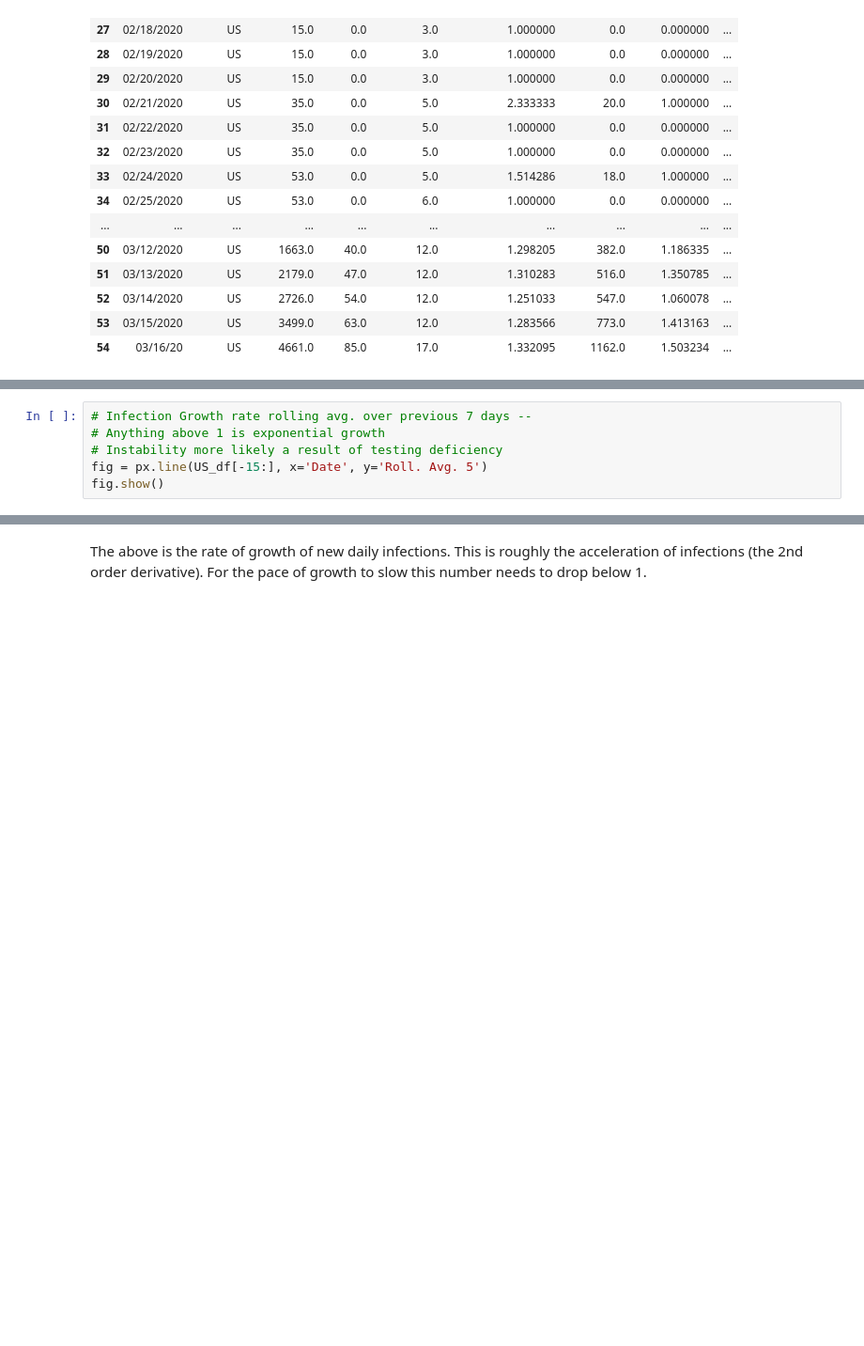
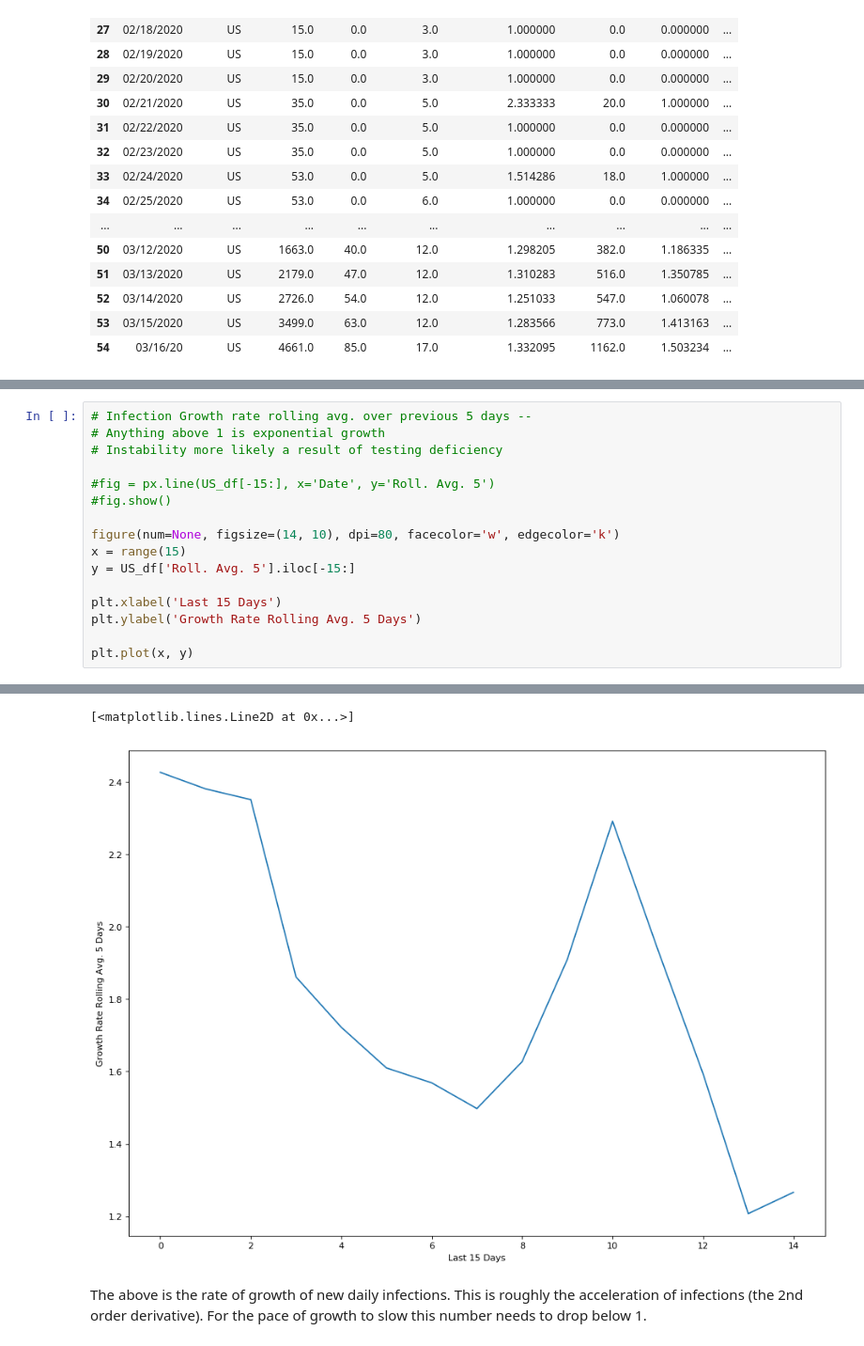
Before and after one commit to huvers/coronavirus-us-growth, a Jupyter notebook: US_Coronavirus_Growth.ipynb, the cells around one changed output, grey strips where cells are left out. Shown at 94% size. Saved outputs shown, nothing was run; the diff lists cells and outputs as text; blank space fills up the shorter version.

```diff
--- a/US_Coronavirus_Growth.ipynb
+++ b/US_Coronavirus_Growth.ipynb
@@ -78,7 +90,17 @@ fig.show()
 # %%
-# Infection Growth rate rolling avg. over previous 7 days --
+# Infection Growth rate rolling avg. over previous 5 days --
 # Anything above 1 is exponential growth
 # Instability more likely a result of testing deficiency
-fig = px.line(US_df[-15:], x='Date', y='Roll. Avg. 5')
-fig.show()
+
+#fig = px.line(US_df[-15:], x='Date', y='Roll. Avg. 5')
+#fig.show()
+
+figure(num=None, figsize=(14, 10), dpi=80, facecolor='w', edgecolor='k')
+x = range(15)
+y = US_df['Roll. Avg. 5'].iloc[-15:]
+
+plt.xlabel('Last 15 Days')
+plt.ylabel('Growth Rate Rolling Avg. 5 Days')
+
+plt.plot(x, y)
 # %% [output]
@@ -86,3 +107,5 @@ fig.show()
+[<matplotlib.lines.Line2D at 0x...>]
+[figure, added]
 # %% [markdown]
 The above is the rate of growth of new daily infections. This is roughly the acceleration of infections (the 2nd order derivative). For the pace of growth to slow this number needs to drop below 1.
 # %% [markdown]
```
Also changed, not shown: parts of 11 cells of this notebook.
